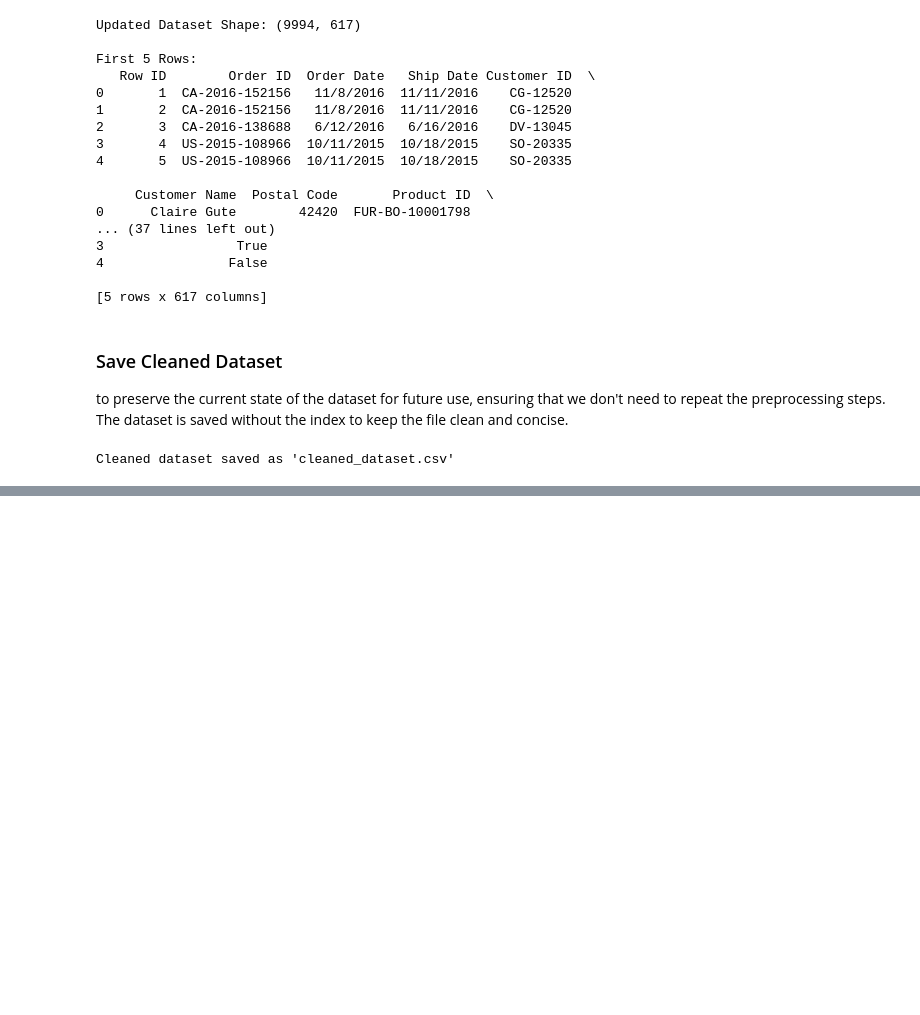
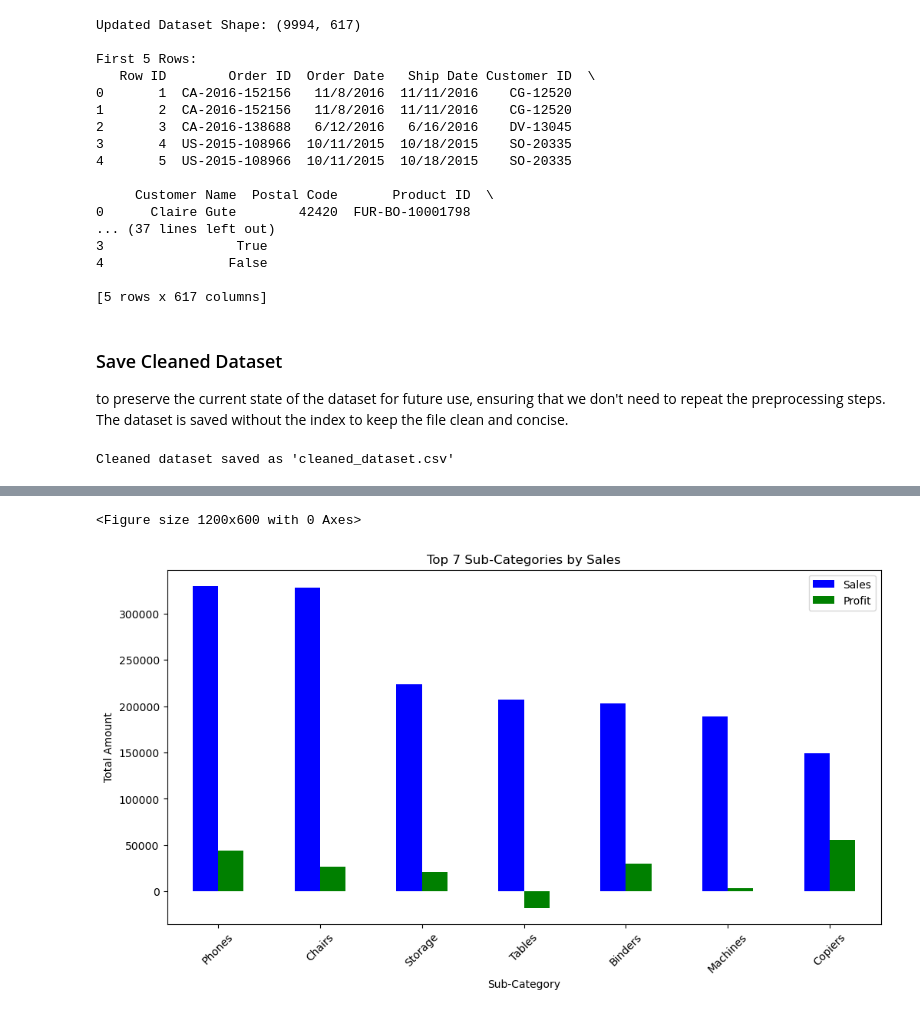
Before and after one commit to yrehim7/Superstore-EDA-analysis, a Jupyter notebook: main.ipynb, the cells around one changed output, grey strips where cells are left out. Drawn from its saved outputs; the diff is of its cells as text; code cells hidden in the pictures; blank space fills up the shorter version.

```diff
--- a/main.ipynb
+++ b/main.ipynb
@@ -251,0 +364,17 @@ Cleaned dataset saved as 'cleaned_dataset.csv'
+# %%
+# Sort the dataframe by Sales in descending order and select the top 7 sub-categories
+top_7_sub_categories = category_sales_profit.sort_values(by='Sales', ascending=False).head(7)
+
+# Plot the top 7 sub-categories
+plt.figure(figsize=(12, 6))
+top_7_sub_categories.plot(kind="bar", x='Sub-Category', y=['Sales', 'Profit'], figsize=(12, 6), color=["blue", "green"])
+
+plt.title("Top 7 Sub-Categories by Sales")
+plt.xlabel("Sub-Category")
+plt.ylabel("Total Amount")
+plt.xticks(rotation=45)
+plt.legend(["Sales", "Profit"])
+plt.show()
+# %% [output]
+<Figure size 1200x600 with 0 Axes>
+[figure, added]
```
Also changed, not shown: parts of 9 cells of this notebook, 1 other file.
